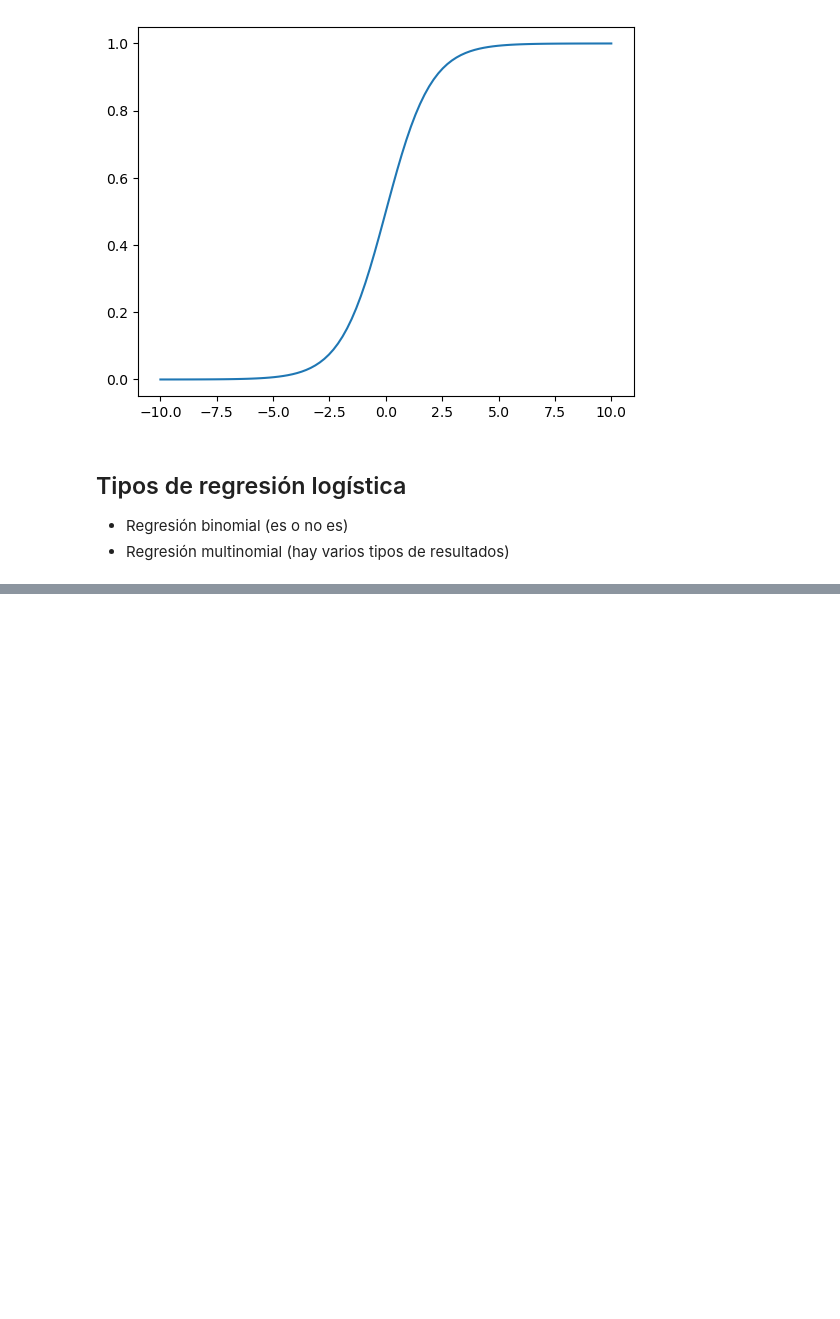
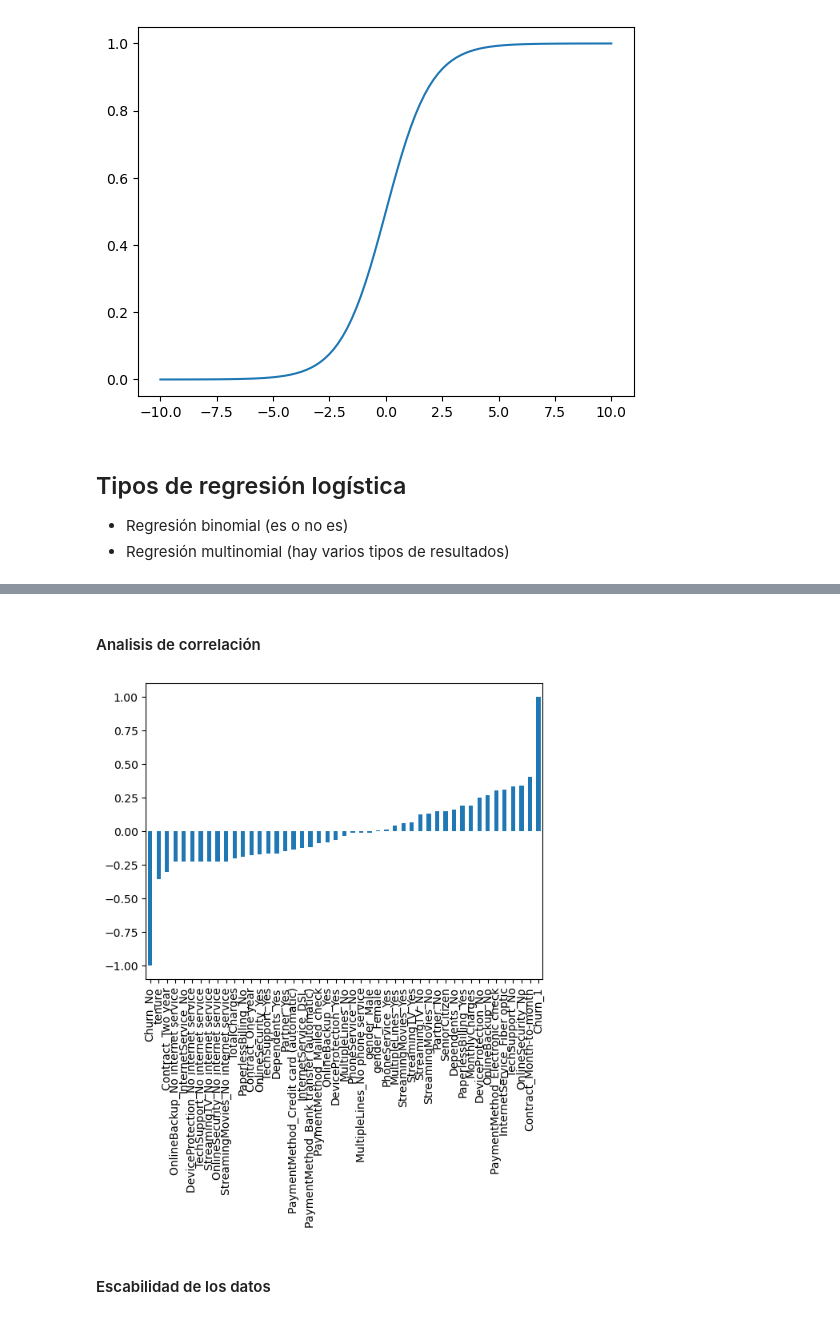
Before and after one commit to rodrigo2000m/apuntes_ML_python, a Jupyter notebook: regresion_logistica.ipynb, the cells around one changed output, grey strips where cells are left out. Drawn from its saved outputs; the diff is of its cells as text; code cells hidden in the pictures; blank space fills up the shorter version.

```diff
--- a/regresion_logistica.ipynb
+++ b/regresion_logistica.ipynb
@@ -160,0 +221,10 @@ plt.plot(z, sigm_func(z))
+# %%
+df_data.drop("customerID", axis=1, inplace=True)
+# %%
+df_data["Churn"].replace(to_replace="Yes", value= 1, inplace=True)
+df_data["Churn"].replace(to_replace="NO", value= 0, inplace=True)
+# %%
+df_data_processing = df_data.copy()
+# %%
+df_data_processing = pd.get_dummies(df_data_processing)
+df_data_processing.head()
@@ -160,0 +239,9 @@ plt.plot(z, sigm_func(z))
+# %% [markdown]
+#### Analisis de correlación
+# %%
+df_data_processing.corr()["Churn_1"].sort_values(ascending=True).plot(kind="bar")
+plt.show()
+# %% [output]
+[figure, added]
+# %% [markdown]
+#### Escabilidad de los datos
```
Also changed, not shown: parts of 23 cells of this notebook, 2 other files.
